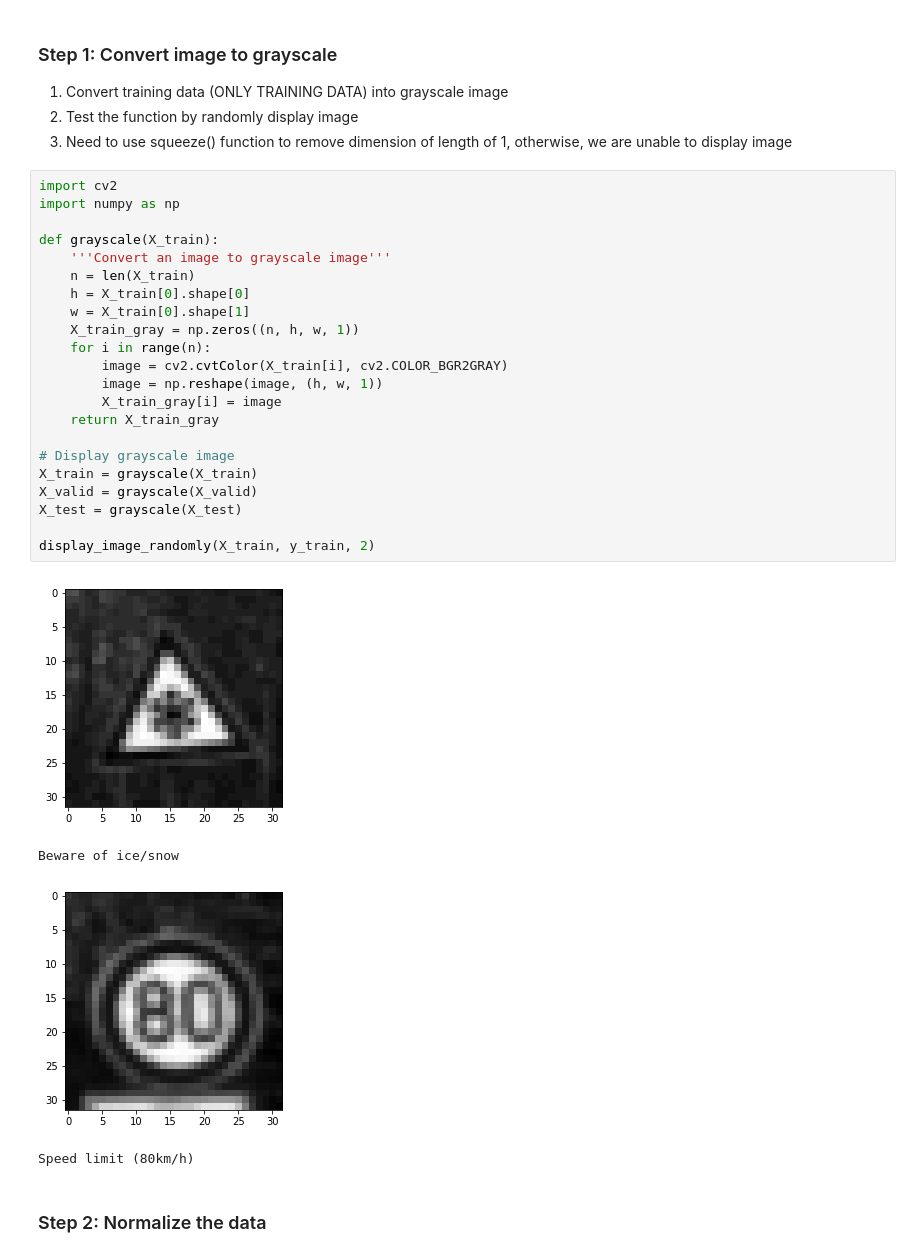
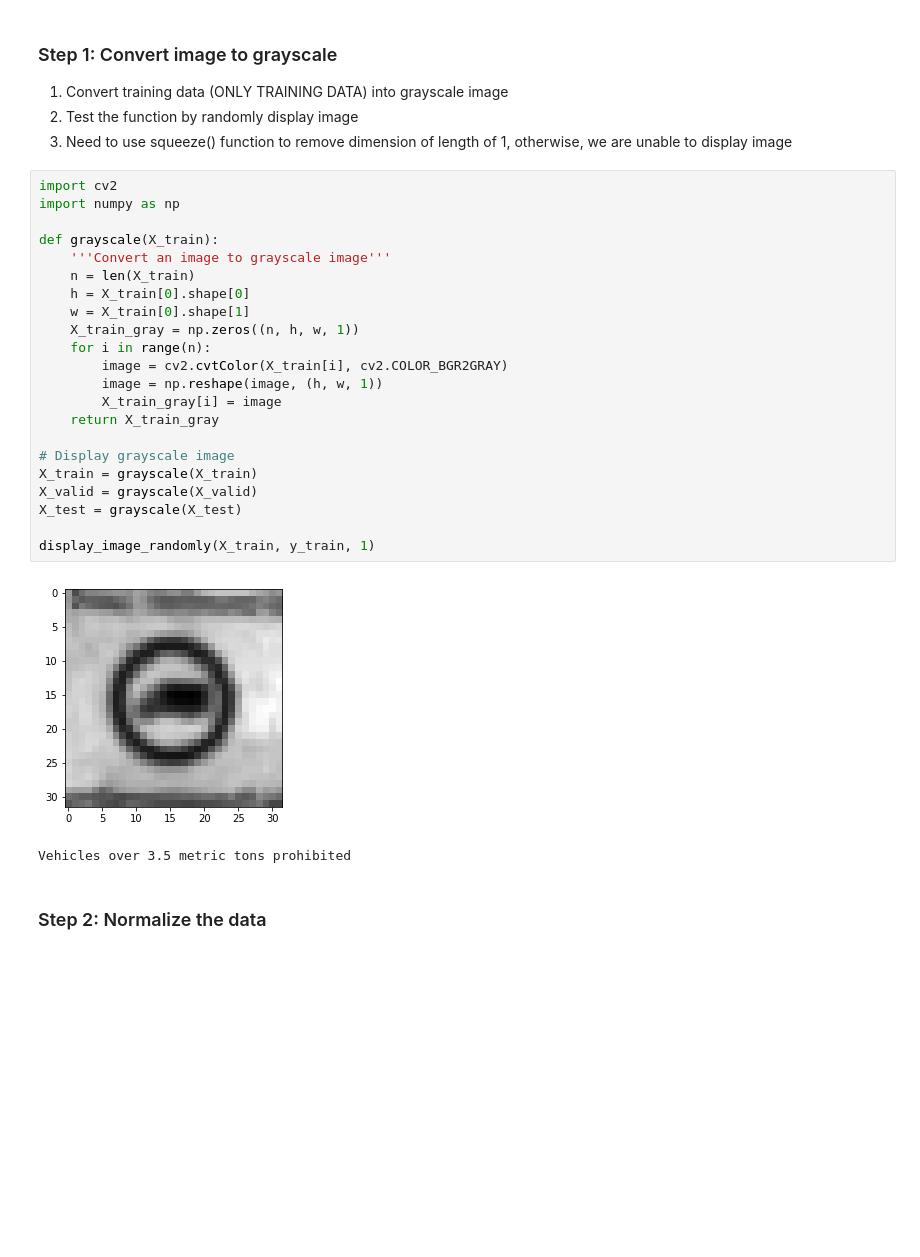
Before and after one commit to dmsehuang/CarND-Traffic-Sign-Classifier, a Jupyter notebook: Traffic_Sign_Classifier.ipynb, the cells around one changed output. Saved outputs shown, nothing was run; the diff lists cells and outputs as text; blank space fills up the shorter version.

```diff
--- a/Traffic_Sign_Classifier.ipynb
+++ b/Traffic_Sign_Classifier.ipynb
@@ -171,30 +160,28 @@ Use the code cell (or multiple code cells, if necessary) to implement the first
 # %%
 import cv2
 import numpy as np
 
 def grayscale(X_train):
     '''Convert an image to grayscale image'''
     n = len(X_train)
     h = X_train[0].shape[0]
     w = X_train[0].shape[1]
     X_train_gray = np.zeros((n, h, w, 1))
     for i in range(n):
         image = cv2.cvtColor(X_train[i], cv2.COLOR_BGR2GRAY)
         image = np.reshape(image, (h, w, 1))
         X_train_gray[i] = image
     return X_train_gray
 
 # Display grayscale image
 X_train = grayscale(X_train)
 X_valid = grayscale(X_valid)
 X_test = grayscale(X_test)
 
-display_image_randomly(X_train, y_train, 2)
+display_image_randomly(X_train, y_train, 1)
 # %% [output]
-[figure, old version]
+[figure, new version]
-Beware of ice/snow
+Vehicles over 3.5 metric tons prohibited
-[figure, removed]
-Speed limit (80km/h)
 # %% [markdown]
 ### Step 2: Normalize the data
 # %%
```
Also changed, not shown: parts of 8 cells of this notebook.
